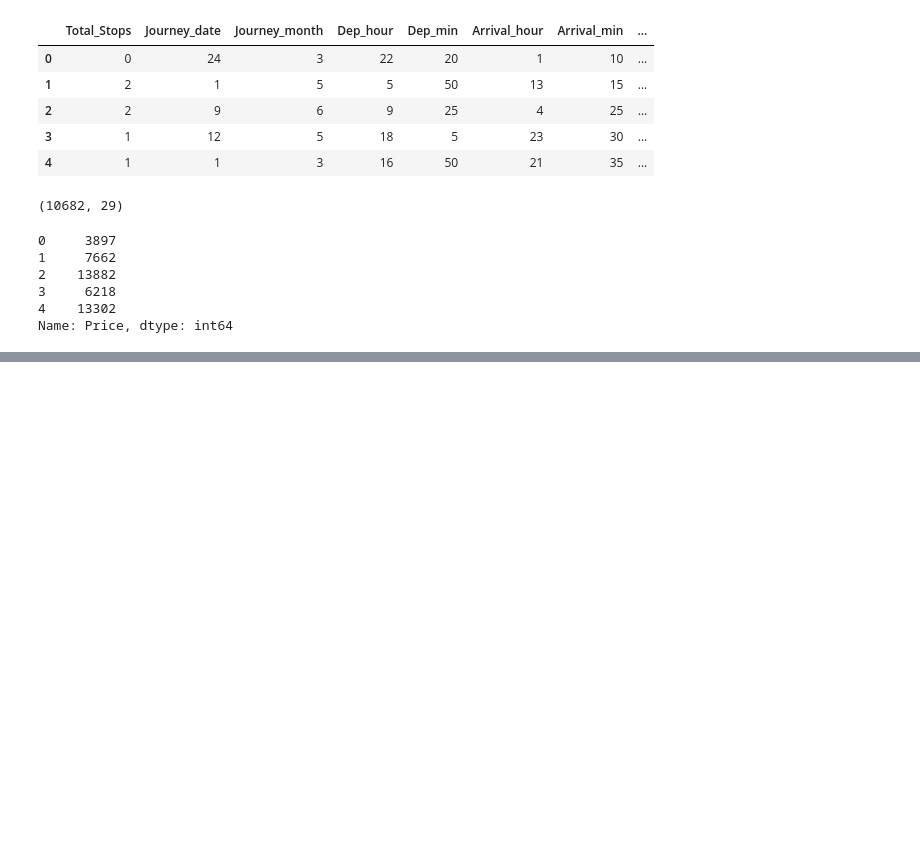
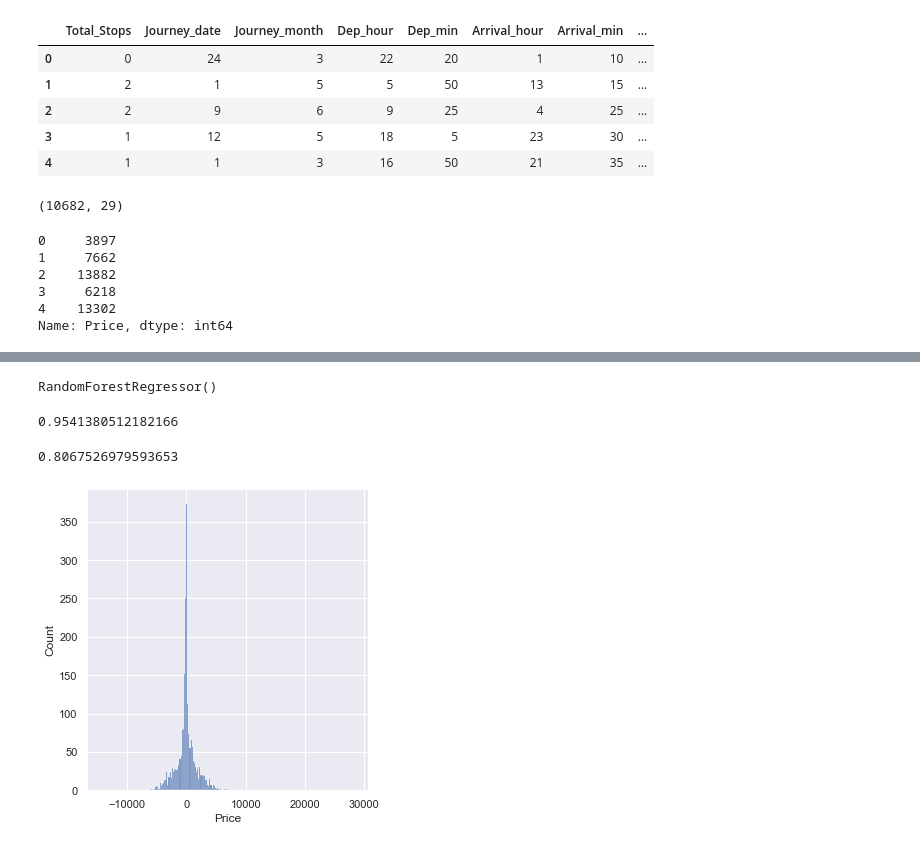
Before and after one commit to AKKUSAXENA/flight-Price-prediction, a Jupyter notebook: Flight_price_prediction_.ipynb, the cells around one changed output, grey strips where cells are left out. Drawn from its saved outputs; the diff is of its cells as text; code cells hidden in the pictures; blank space fills up the shorter version.

```diff
--- a/Flight_price_prediction_.ipynb
+++ b/Flight_price_prediction_.ipynb
@@ -661,0 +704,24 @@ plt.show()
+# %%
+from sklearn.model_selection import train_test_split
+X_train, X_test, y_train, y_test = train_test_split(X, y, test_size = 0.2, random_state=50)
+# %%
+from sklearn.ensemble import RandomForestRegressor
+reg_rf = RandomForestRegressor()
+reg_rf.fit(X_train, y_train)
+# %% [output]
+RandomForestRegressor()
+# %%
+y_pred = reg_rf.predict(X_test)
+# %%
+reg_rf.score(X_train, y_train)
+# %% [output]
+0.9541380512182166
+# %%
+reg_rf.score(X_test, y_test)
+# %% [output]
+0.8067526979593653
+# %%
+sns.displot(y_test-y_pred)
+plt.show()
+# %% [output]
+[figure, added]
```
Also changed, not shown: parts of 26 cells of this notebook.
